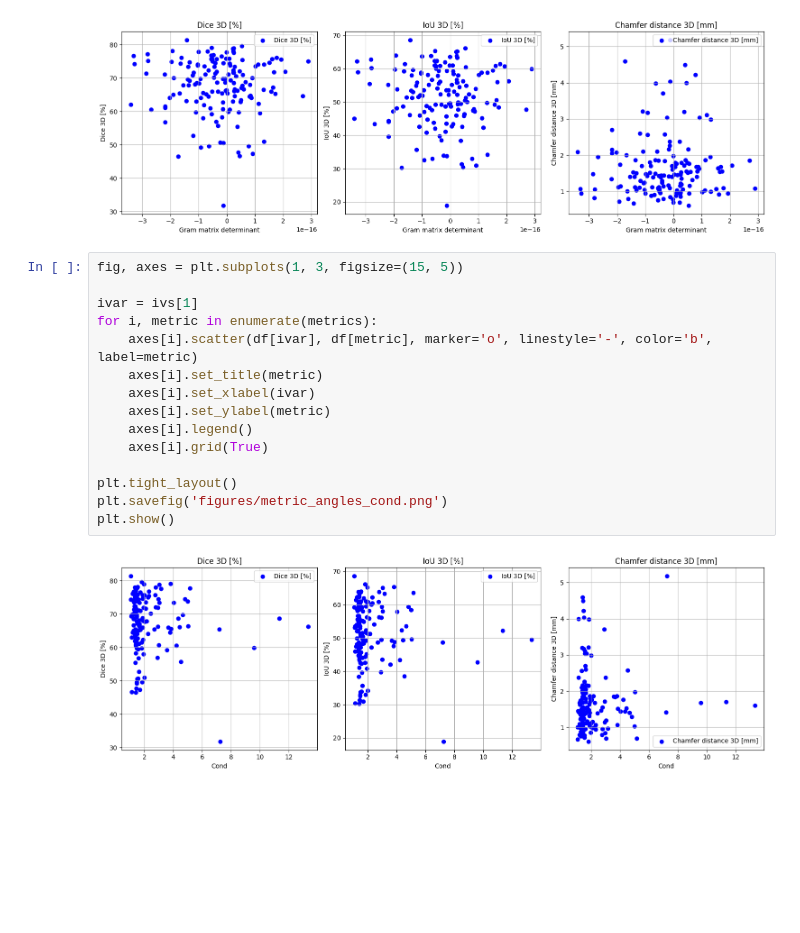
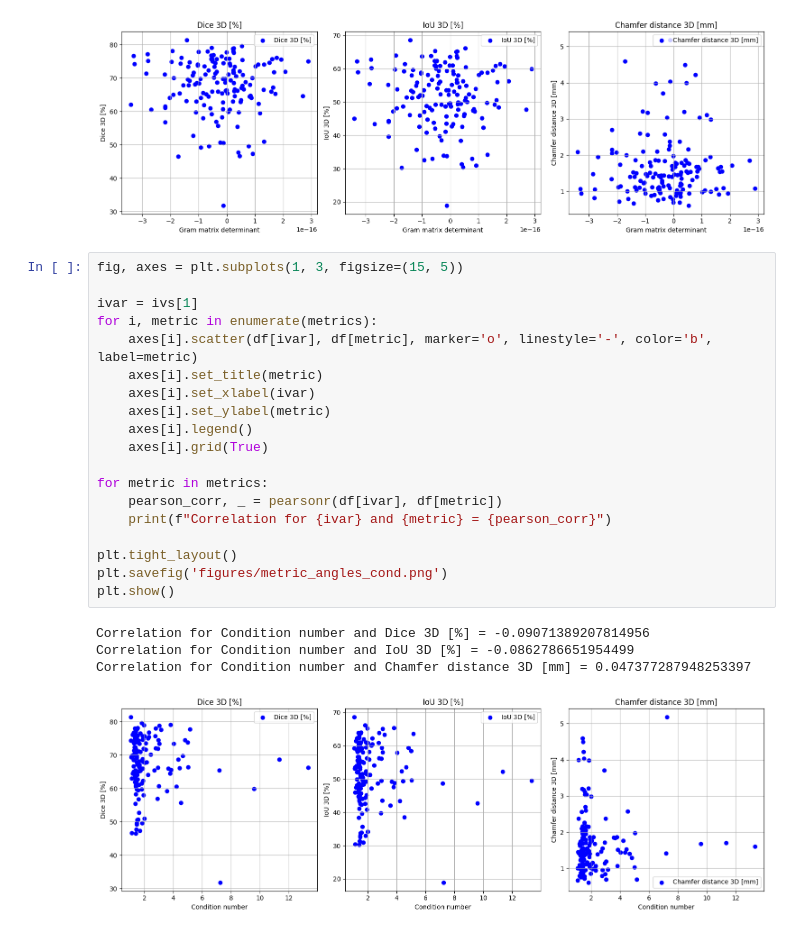
Before and after one commit to cvlab-ai/visual-hull-experiments, a Jupyter notebook: notebooks/angles.ipynb, the cells around one changed output. Cells and saved outputs as stored; diff of their text form; blank space fills up the shorter version.

```diff
--- a/notebooks/angles.ipynb
+++ b/notebooks/angles.ipynb
@@ -70,20 +71,27 @@ Correlation for Gram matrix determinant and Chamfer distance 3D [mm] = 0.0320055
 # %%
 fig, axes = plt.subplots(1, 3, figsize=(15, 5))
 
 ivar = ivs[1]
 for i, metric in enumerate(metrics):
     axes[i].scatter(df[ivar], df[metric], marker='o', linestyle='-', color='b', label=metric)
     axes[i].set_title(metric)
     axes[i].set_xlabel(ivar)
     axes[i].set_ylabel(metric)
     axes[i].legend()
     axes[i].grid(True)
 
+for metric in metrics:
+    pearson_corr, _ = pearsonr(df[ivar], df[metric])
+    print(f"Correlation for {ivar} and {metric} = {pearson_corr}")
+
 plt.tight_layout()
 plt.savefig('figures/metric_angles_cond.png')
 plt.show()
 # %% [output]
+Correlation for Condition number and Dice 3D [%] = -0.09071389207814956
+Correlation for Condition number and IoU 3D [%] = -0.0862786651954499
+Correlation for Condition number and Chamfer distance 3D [mm] = 0.047377287948253397
-[figure, old version]
+[figure, new version]
 # %%
 fig, axes = plt.subplots(1, 3, figsize=(15, 5))
 
```
Also changed, not shown: parts of 2 cells of this notebook, 3 other files.
